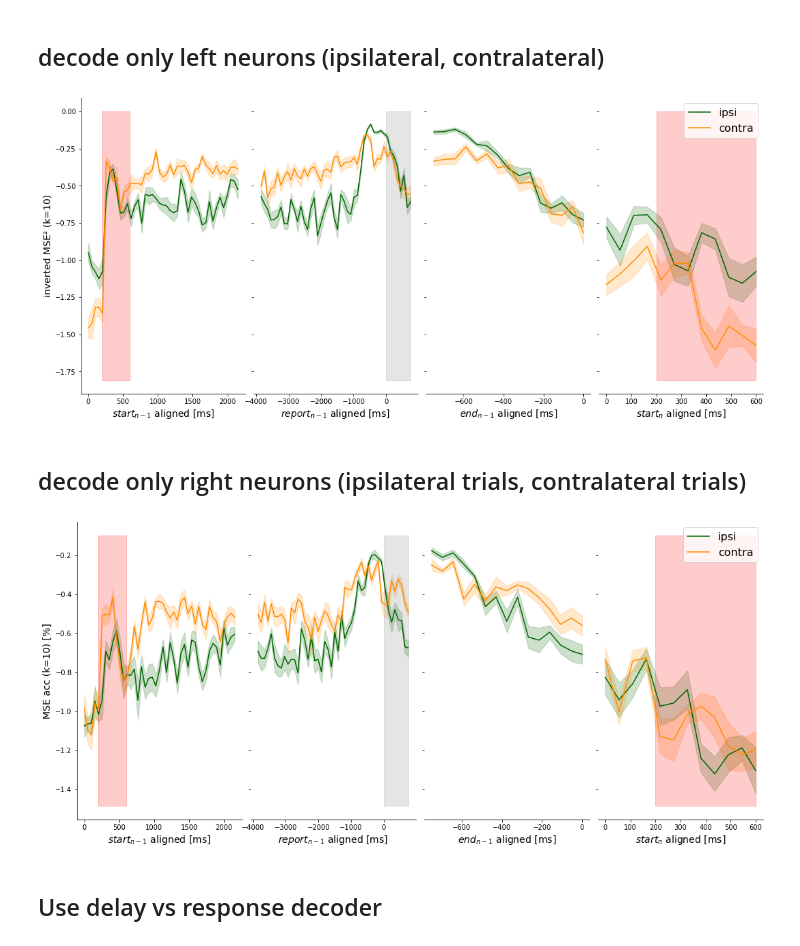
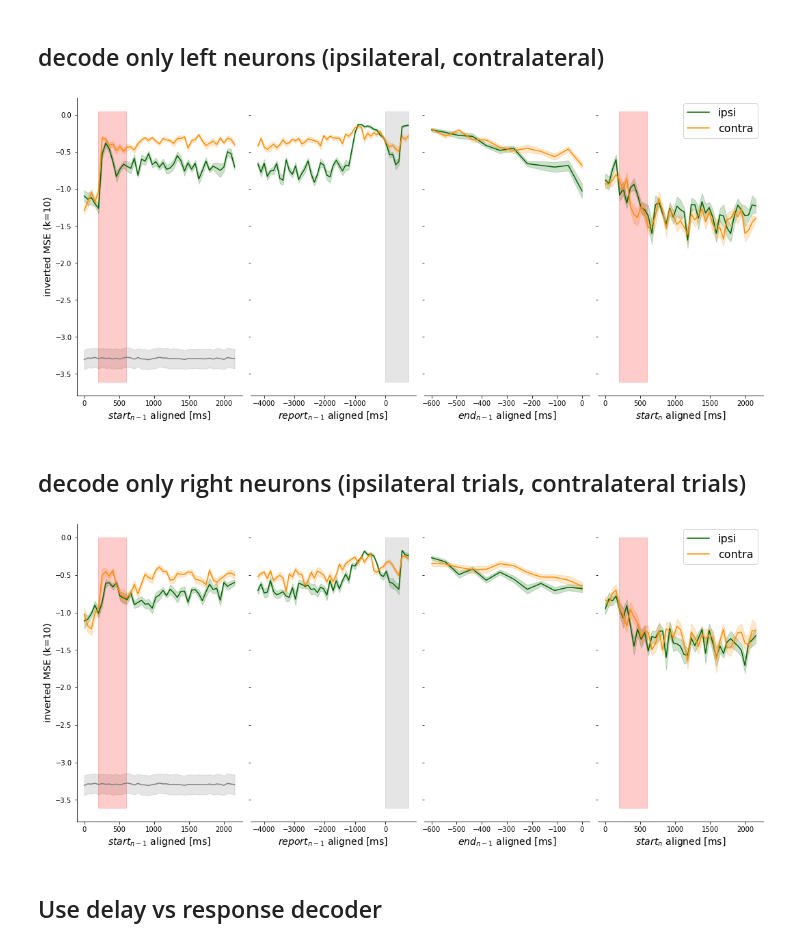
Before and after one commit to MelanieTschiersch/SmithData, a Jupyter notebook: Schreibtisch/PhD/2_Smith/Analysis/eval_Smith_NeuralData.ipynb, the cells around one changed output. Drawn from its saved outputs; the diff is of its cells as text; code cells hidden in the pictures.

```diff
--- a/Schreibtisch/PhD/2_Smith/Analysis/eval_Smith_NeuralData.ipynb
+++ b/Schreibtisch/PhD/2_Smith/Analysis/eval_Smith_NeuralData.ipynb
@@ -242,10 +242,10 @@ borders2={'delay_start': [], 'delay_end': [], 'saccade': [], 'reward':[], 'trial
 for i,m in enumerate(borders2.keys()):
     if i==0:
         #create shifted "start" of delay
-        borders2[m] = [int(df_Sa0.loc[n,'go_cue']/bins)-(borders[-1]-np.sum(borders[:-1])) for n in df_Sa0.index]#
+        borders2[m] = ((df_Sa0['go_cue'].values)/bins - min(((df_Sa0['go_cue'].values-df_Sa0['targ_off'].values)/bins))).astype(int)#
     elif i ==1:
         # delay end
-        borders2[m] = [int(df_Sa0.loc[n,'go_cue']/bins) for n in df_Sa0.index]
+        borders2[m] = ((df_Sa0['go_cue'].values)/bins).astype(int)
         #np.array([int(df_Sa0.loc[n,timings2[0]]/bins)-(borders[-1]) for n in range(len(df_Sa0))])
     elif m =='end_start':
         # shifted "start" of trial end : complete end of trial - minimum(trial_end-reward)
@@ -836,8 +836,8 @@ plot_reactivations(acc_bias_prev, std_bias_prev, acc_bias_curr, std_bias_curr, b
 # %% [markdown]
 # Compare hemifields
 # %%
-def plot_reactivations_hemifield(acc_bias_prev_ipsi, std_bias_prev_ipsi, acc_bias_curr_ipsi, std_bias_curr_ipsi,\
-                                 acc_bias_prev_contra, std_bias_prev_contra, acc_bias_curr_contra, std_bias_curr_contra,\
+def plot_reactivations_hemifield(acc_bias_prev_ipsi, std_bias_prev_ipsi, acc_bias_curr_ipsi, std_bias_curr_ipsi,label1,\
+                                 acc_bias_prev_contra, std_bias_prev_contra, acc_bias_curr_contra, std_bias_curr_contra,label2,\
                                  borders, borders_pastdelay, mode, baseline):
     # plot only trained/tested in same time bin
     if mode =='MSE':
@@ -864,7 +864,7 @@ def plot_reactivations_hemifield(acc_bias_prev_ipsi, std_bias_prev_ipsi, acc_bia
     x = np.linspace(0,len(acc_bias_prev_ipsi[:borders[-2]])*bins, len(acc_bias_prev_ipsi[:borders[-2]]))
     x2 = np.linspace(-(borders_pastdelay[2]-borders[-2])*bins,(borders_pastdelay[3]-borders_pastdelay[2])*bins, len(acc_bias_prev_ipsi[borders[-2]:borders[-1]]))
     x3 = np.linspace(-(len(acc_bias_prev_ipsi[borders[-1]:]))*bins,0, len(acc_bias_prev_ipsi[borders[-1]:]))
-    x4 = np.linspace(0,len(acc_bias_prev_ipsi[:borders[-3]])*bins, len(acc_bias_curr_ipsi[:borders[-3]]))
+    x4 = np.linspace(0,len(acc_bias_prev_ipsi[:borders[-2]])*bins, len(acc_bias_curr_ipsi[:borders[-2]]))
     labels = np.array(['0', '$S_{n-1}$', '$SE_{n-1}$', '$D_{n-1}$', '$D_{n-1}$','$S_{n-1}$','$R_{n-1}$', '$E_{n-1}$'])
     labels_curr = np.array(['$0_n$', '$S_n$', '$SE_n$'])
 
@@ -878,8 +878,8 @@ def plot_reactivations_hemifield(acc_bias_prev_ipsi, std_bias_prev_ipsi, acc_bia
     ax1.fill_between(x, acc_bias_prev_ipsi[:borders[-2]]-0.5*np.array(std_bias_prev_ipsi[:borders[-2]]), acc_bias_prev_ipsi[:borders[-2]]+0.5*np.array(std_bias_prev_ipsi[:borders[-2]]), color='darkgreen', alpha=0.2)
     ax1.fill_between(x, acc_bias_prev_contra[:borders[-2]]-0.5*np.array(std_bias_prev_contra[:borders[-2]]), acc_bias_prev_contra[:borders[-2]]+0.5*np.array(std_bias_prev_contra[:borders[-2]]), color='darkorange', alpha=0.2)
     # plot baseline
-    #ax1.plot(x,baseline['acc_prev'][:borders[-2]], color=c_base)
-    #ax1.fill_between(x, baseline['acc_prev'][:borders[-2]]-0.5*np.array(baseline['std_prev'][:borders[-2]]), baseline['acc_prev'][:borders[-2]]+0.5*np.array(baseline['std_prev'][:borders[-2]]), color=c_base, alpha=0.2)
+    ax1.plot(x,baseline['acc_prev'][:borders[-2]], color=c_base)
+    ax1.fill_between(x, baseline['acc_prev'][:borders[-2]]-0.5*np.array(baseline['std_prev'][:borders[-2]]), baseline['acc_prev'][:borders[-2]]+0.5*np.array(baseline['std_prev'][:borders[-2]]), color=c_base, alpha=0.2)
     #for period in range(len(borders)):
     #    ax1.axvline(borders[period]*bins, *ax.get_xlim(), color='grey',dashes=[4,2])
     #ax1.set_xticks(bins*np.array(borders))
@@ -887,7 +887,7 @@ def plot_reactivations_hemifield(acc_bias_prev_ipsi, std_bias_prev_ipsi, acc_bia
     #ax1.set_yticklabels(fontsize=12)
     ax1.set_xlabel('$start_{n-1}$ aligned [ms]', fontsize=14)
     if mode =='MSE':
-        ax1.set_ylabel('inverted '+str(mode)+'² (k=10)', fontsize=14)#avg $r^2$ score
+        ax1.set_ylabel('inverted '+str(mode)+' (k=10)', fontsize=14)#avg $r^2$ score
     else:
         ax1.set_ylabel(str(mode)+' (k=10)', fontsize=14)#avg $r^2$ score
     ax1.spines['right'].set_visible(False)
@@ -932,10 +932,10 @@ def plot_reactivations_hemifield(acc_bias_prev_ipsi, std_bias_prev_ipsi, acc_bia
     ax3.spines['top'].set_visible(False)
     ax3.xaxis.set_ticks_position('bottom')
 
-    ax4.plot(x4,acc_bias_curr_ipsi[:borders[-3]], color='darkgreen', label='ipsi')
-    ax4.plot(x4,acc_bias_curr_contra[:borders[-3]], color='darkorange', label='contra')
-    ax4.fill_between(x4, acc_bias_curr_ipsi[:borders[-3]]-0.5*np.array(std_bias_curr_ipsi[:borders[-3]]), acc_bias_curr_ipsi[:borders[-3]]+0.5*np.array(std_bias_curr_ipsi[:borders[-3]]), color='darkgreen', alpha=0.2)
-    ax4.fill_between(x4, acc_bias_curr_contra[:borders[-3]]-0.5*np.array(std_bias_curr_contra[:borders[-3]]), acc_bias_curr_contra[:borders[-3]]+0.5*np.array(std_bias_curr_contra[:borders[-3]]), color='darkorange', alpha=0.2)
+    ax4.plot(x4,acc_bias_curr_ipsi[:borders[-2]], color='darkgreen', label=label1)
+    ax4.plot(x4,acc_bias_curr_contra[:borders[-2]], color='darkorange', label=label2)
+    ax4.fill_between(x4, acc_bias_curr_ipsi[:borders[-2]]-0.5*np.array(std_bias_curr_ipsi[:borders[-2]]), acc_bias_curr_ipsi[:borders[-2]]+0.5*np.array(std_bias_curr_ipsi[:borders[-2]]), color='darkgreen', alpha=0.2)
+    ax4.fill_between(x4, acc_bias_curr_contra[:borders[-2]]-0.5*np.array(std_bias_curr_contra[:borders[-2]]), acc_bias_curr_contra[:borders[-2]]+0.5*np.array(std_bias_curr_contra[:borders[-2]]), color='darkorange', alpha=0.2)
     # plot baseline
     #ax4.plot(x4,baseline['acc_curr'][:borders[-3]], color=c_base, label='baseline')
     #ax4.fill_between(x4, baseline['acc_curr'][:borders[-3]]-0.5*np.array(baseline['std_curr'][:borders[-3]]), baseline['acc_curr'][:borders[-3]]+0.5*np.array(baseline['std_curr'][:borders[-3]]), color=c_base, alpha=0.2)
@@ -990,30 +990,32 @@ y_targ_prev_right = df_serial_right.loc[targ_right]['target_prev'].values-np.pi#
 
 #ipsilateral:
 acc_bias_prev_left_ipsi, std_bias_prev_left_ipsi, acc_bias_curr_left_ipsi, std_bias_curr_left_ipsi = decode_continuous_prev_cur(df_serial_left.loc[targ_left], y_targ_prev_left, mode)
+label_ipsi = 'ipsi'
 #contralateral:
 acc_bias_prev_left_contra, std_bias_prev_left_contra, acc_bias_curr_left_contra, std_bias_curr_left_contra = decode_continuous_prev_cur(df_serial_left.loc[targ_right], y_targ_prev_right, mode)
+label_contra='contra'
 
-plot_reactivations_hemifield(acc_bias_prev_left_ipsi, std_bias_prev_left_ipsi, acc_bias_curr_left_ipsi, std_bias_curr_left_ipsi,\
-                                 acc_bias_prev_left_contra, std_bias_prev_left_contra, acc_bias_curr_left_contra, std_bias_curr_left_contra,\
+plot_reactivations_hemifield(acc_bias_prev_left_ipsi, std_bias_prev_left_ipsi, acc_bias_curr_left_ipsi, std_bias_curr_left_ipsi,label_ipsi,\
+                                 acc_bias_prev_left_contra, std_bias_prev_left_contra, acc_bias_curr_left_contra, std_bias_curr_left_contra,label_contra,\
                                  borders, borders_pastdelay, mode, baseline)
 # %% [output]
-[figure, old version]
+[figure, new version]
 # %% [markdown]
 ## decode only right neurons (ipsilateral trials, contralateral trials)
 # %%
 #acc_bias_prev_right, std_bias_prev_right, acc_bias_curr_right, std_bias_curr_right = decode_continuous_prev_cur(df_serial_right.loc[targ_right])
 #plot_reactivations(acc_bias_prev_right, std_bias_prev_right, acc_bias_curr_right, std_bias_curr_right, borders, borders_pastdelay)
 
 #ipsilateral:
 acc_bias_prev_right_ipsi, std_bias_prev_right_ipsi, acc_bias_curr_right_ipsi, std_bias_curr_right_ipsi = decode_continuous_prev_cur(df_serial_right.loc[targ_right], y_targ_prev_right, mode)
 #contralateral:
 acc_bias_prev_right_contra, std_bias_prev_right_contra, acc_bias_curr_right_contra, std_bias_curr_right_contra = decode_continuous_prev_cur(df_serial_right.loc[targ_left], y_targ_prev_left, mode)
 
-plot_reactivations_hemifield(acc_bias_prev_right_ipsi, std_bias_prev_right_ipsi, acc_bias_curr_right_ipsi, std_bias_curr_right_ipsi,\
-                                 acc_bias_prev_right_contra, std_bias_prev_right_contra, acc_bias_curr_right_contra, std_bias_curr_right_contra,\
+plot_reactivations_hemifield(acc_bias_prev_right_ipsi, std_bias_prev_right_ipsi, acc_bias_curr_right_ipsi, std_bias_curr_right_ipsi,label_ipsi,\
+                                 acc_bias_prev_right_contra, std_bias_prev_right_contra, acc_bias_curr_right_contra, std_bias_curr_right_contra,label_contra,\
                                  borders, borders_pastdelay, mode, baseline)
 # %% [output]
-[figure, old version]
+[figure, new version]
 # %% [markdown]
 ## Use delay vs response decoder
 # %%
```
Also changed, not shown: parts of 10 cells of this notebook.
